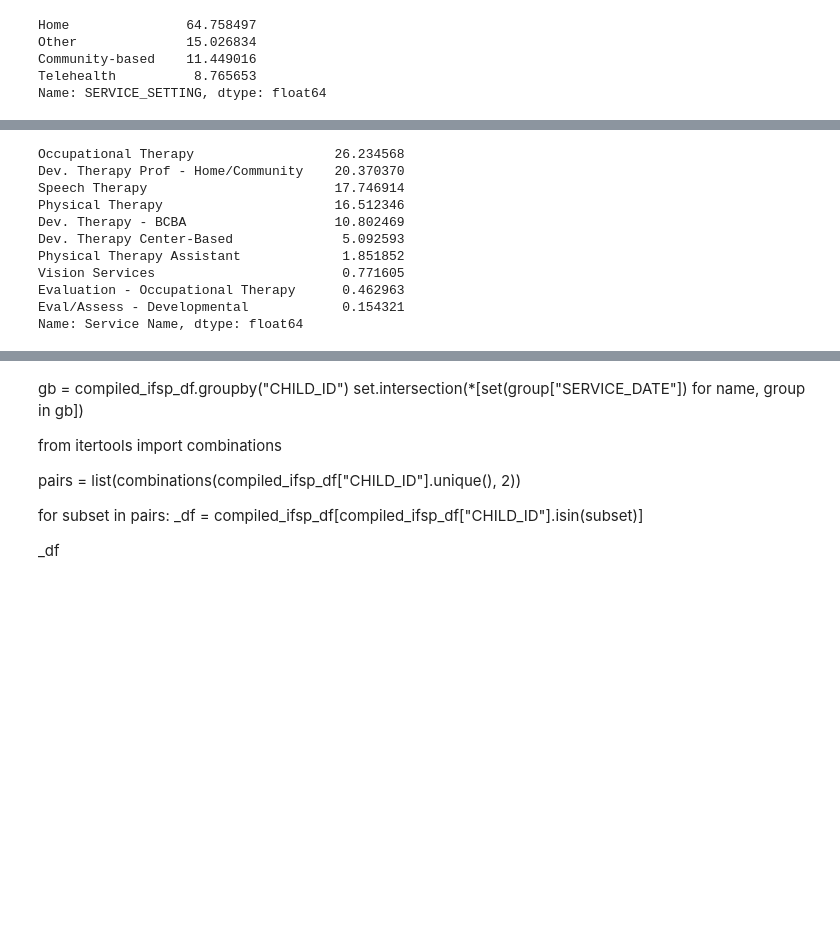
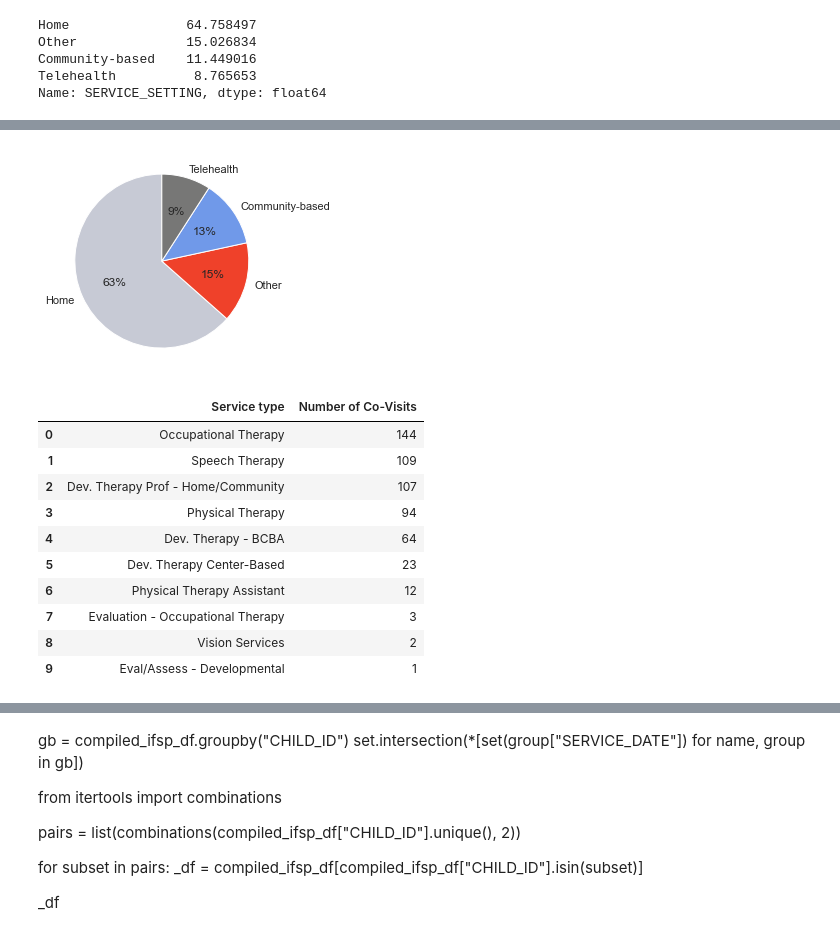
Before and after one commit to NSS-Data-Analytics-Cohort-8/teis_da8_1-new-balance-and-grill, a Jupyter notebook: notebooks/partner_project_2.ipynb, the cells around one changed output, grey strips where cells are left out. Cells and saved outputs as stored; diff of their text form; code cells hidden in the pictures; blank space fills up the shorter version.

```diff
--- a/notebooks/partner_project_2.ipynb
+++ b/notebooks/partner_project_2.ipynb
@@ -222,14 +241,28 @@ plt.show()
+# %%
+data = [63.4, 14.9, 12.5, 9.1]
+labels = ['Home', 'Other', 'Community-based', 'Telehealth']
+
+sns.set_theme()
+colors1 = sns.set_palette(sns.color_palette(colors))
+
+
+plt.pie(data, labels = labels, colors = colors1, autopct='%.0f%%', startangle=90)
+plt.show()
+# %% [output]
+[figure, added]
 # %%
-over_6_df_new['Service Name'].value_counts(normalize=True) * 100
+services = over_6_df_new['Service Name'].value_counts()
+services_df = pd.DataFrame({'Service type':services.index, 'Number of Co-Visits':services.values})
+services_df
 # %% [output]
-Occupational Therapy                  26.234568
-Dev. Therapy Prof - Home/Community    20.370370
-Speech Therapy                        17.746914
-Physical Therapy                      16.512346
-Dev. Therapy - BCBA                   10.802469
-Dev. Therapy Center-Based              5.092593
-Physical Therapy Assistant             1.851852
-Vision Services                        0.771605
-Evaluation - Occupational Therapy      0.462963
-Eval/Assess - Developmental            0.154321
-Name: Service Name, dtype: float64
+|  | Service type | Number of Co-Visits |
+| 0 | Occupational Therapy | 144 |
+| 1 | Speech Therapy | 109 |
+| 2 | Dev. Therapy Prof - Home/Community | 107 |
+| 3 | Physical Therapy | 94 |
+| 4 | Dev. Therapy - BCBA | 64 |
+| 5 | Dev. Therapy Center-Based | 23 |
+| 6 | Physical Therapy Assistant | 12 |
+| 7 | Evaluation - Occupational Therapy | 3 |
+| 8 | Vision Services | 2 |
+| 9 | Eval/Assess - Developmental | 1 |
```
Also changed, not shown: parts of 28 cells of this notebook.
